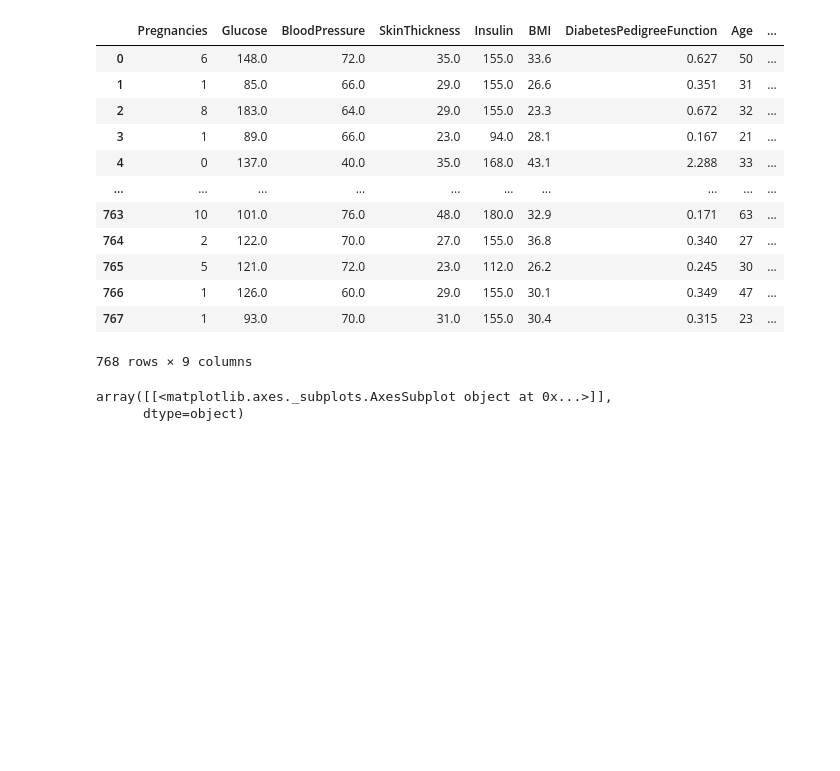
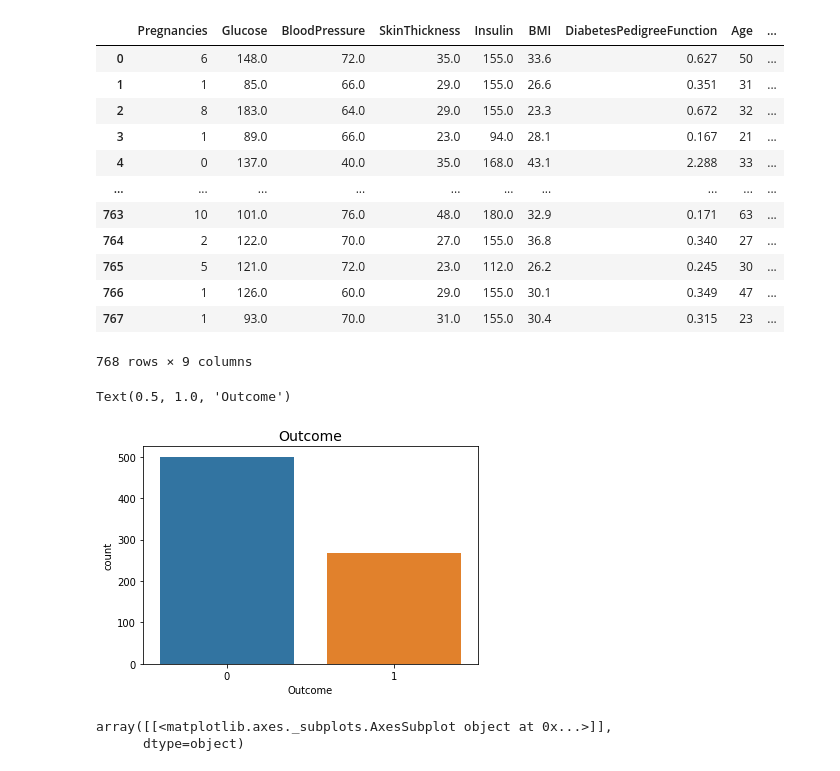
Before and after one commit to aditi-01/Diabetes-prediction-, a Jupyter notebook: Minor_project.ipynb, the cells around one changed output. Saved outputs shown, nothing was run; the diff lists cells and outputs as text; code cells hidden in the pictures; blank space fills up the shorter version.

```diff
--- a/Minor_project.ipynb
+++ b/Minor_project.ipynb
@@ -75,6 +104,12 @@ data
 | 766 | 1 | 126.0 | 60.0 | 29.0 | 155.0 | 30.1 | 0.349 | 47 | ... |
 | 767 | 1 | 93.0 | 70.0 | 31.0 | 155.0 | 30.4 | 0.315 | 23 | ... |
 768 rows × 9 columns
+# %%
+sns.countplot(data['Outcome'])
+plt.title("Outcome", fontsize=14)
+# %% [output]
+Text(0.5, 1.0, 'Outcome')
+[figure, added]
 # %%
 #Displaying the histogram for "Pregnancies" feature
 data.hist(column='Pregnancies')
```
Also changed, not shown: parts of 61 cells of this notebook.
